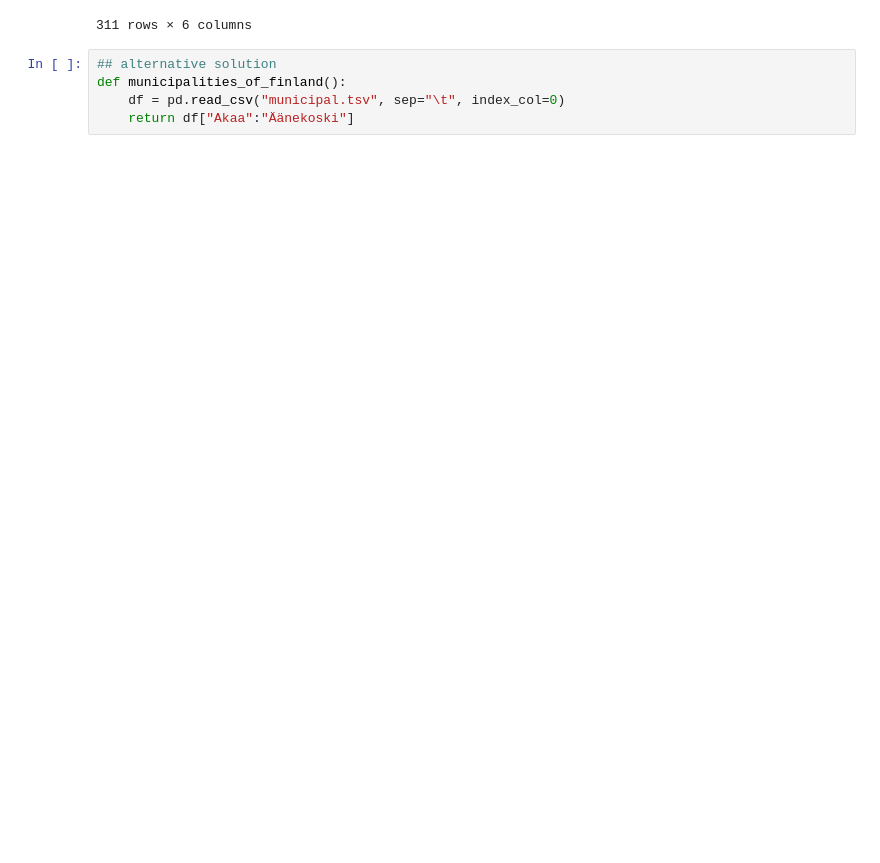
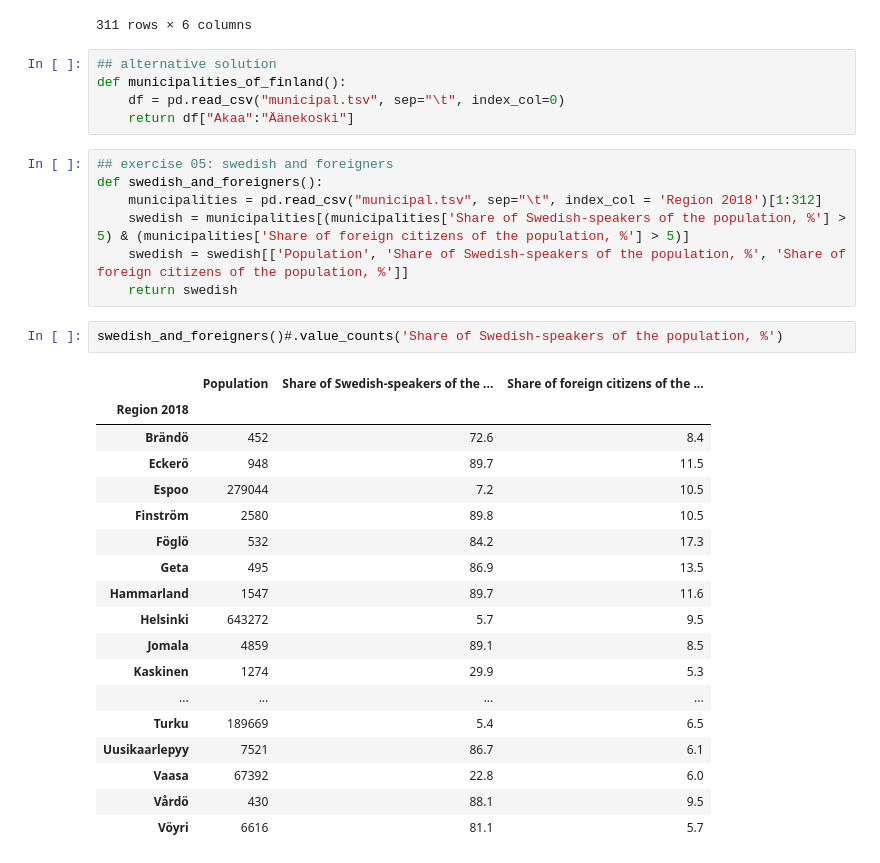
Before and after one commit to annassanchez/HY-2021-DataScience, a Jupyter notebook: week04/Week04.ipynb, the cells around one changed output. Drawn from its saved outputs; the diff is of its cells as text; blank space fills up the shorter version.

```diff
--- a/week04/Week04.ipynb
+++ b/week04/Week04.ipynb
@@ -245,3 +245,31 @@ municipalities_of_finland()
 def municipalities_of_finland():
     df = pd.read_csv("municipal.tsv", sep="\t", index_col=0)
     return df["Akaa":"Äänekoski"]
+# %%
+## exercise 05: swedish and foreigners
+def swedish_and_foreigners():
+    municipalities = pd.read_csv("municipal.tsv", sep="\t", index_col = 'Region 2018')[1:312]
+    swedish = municipalities[(municipalities['Share of Swedish-speakers of the population, %'] > 5) & (municipalities['Share of foreign citizens of the population, %'] > 5)]
+    swedish = swedish[['Population', 'Share of Swedish-speakers of the population, %', 'Share of foreign citizens of the population, %']]
+    return swedish
+# %%
+swedish_and_foreigners()#.value_counts('Share of Swedish-speakers of the population, %')
+# %% [output]
+|  | Population | Share of Swedish-speakers of the ... | Share of foreign citizens of the ... |
+| Region 2018 |  |  |  |
+| Brändö | 452 | 72.6 | 8.4 |
+| Eckerö | 948 | 89.7 | 11.5 |
+| Espoo | 279044 | 7.2 | 10.5 |
+| Finström | 2580 | 89.8 | 10.5 |
+| Föglö | 532 | 84.2 | 17.3 |
+| Geta | 495 | 86.9 | 13.5 |
+| Hammarland | 1547 | 89.7 | 11.6 |
+| Helsinki | 643272 | 5.7 | 9.5 |
+| Jomala | 4859 | 89.1 | 8.5 |
+| Kaskinen | 1274 | 29.9 | 5.3 |
+| ... | ... | ... | ... |
+| Turku | 189669 | 5.4 | 6.5 |
+| Uusikaarlepyy | 7521 | 86.7 | 6.1 |
+| Vaasa | 67392 | 22.8 | 6.0 |
+| Vårdö | 430 | 88.1 | 9.5 |
+| Vöyri | 6616 | 81.1 | 5.7 |
```
Also changed, not shown: parts of 1 cell of this notebook.
